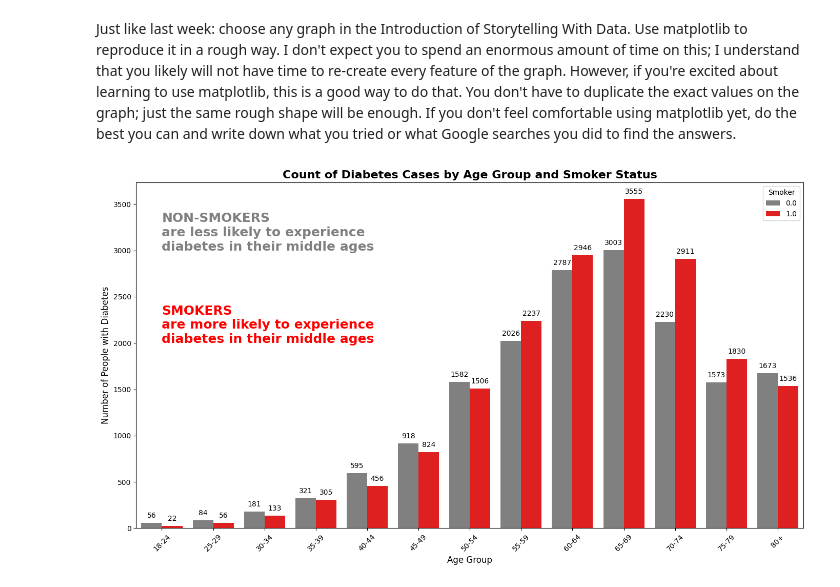
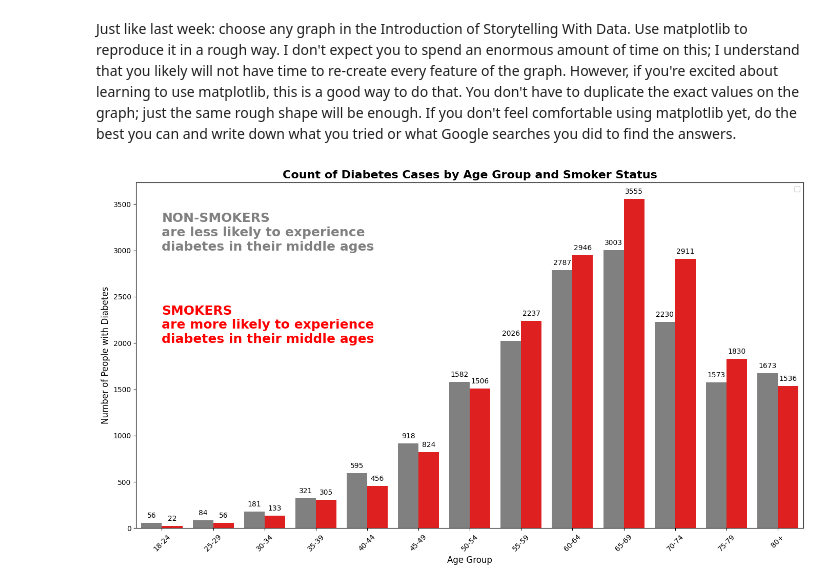
Before and after one commit to wadieabbas/Module-B-semester-2, a Jupyter notebook: OMDS-ModB2-Week2-Abbas-Wadie.ipynb, the cells around one changed output. Saved outputs shown, nothing was run; the diff lists cells and outputs as text; code cells hidden in the pictures.

Commit message:
remove legend from h2 problem

```diff
--- a/OMDS-ModB2-Week2-Abbas-Wadie.ipynb
+++ b/OMDS-ModB2-Week2-Abbas-Wadie.ipynb
@@ -277,7 +277,8 @@ ax = sns.barplot(
     x='Age',
     y='Count',
     hue='Smoker',
-    palette=custom_palette
+    palette=custom_palette,
+    legend=False
 )
 
 # --- KEY CHANGE: Apply the Map to the X-Axis ---
@@ -288,32 +289,33 @@ ax.set_xticklabels(labels)
 
 # 4. Add Annotations (The "What")
 for p in ax.patches:
     height = p.get_height()
     if height > 0:
         ax.annotate(f'{int(height)}',
                     (p.get_x() + p.get_width() / 2., height),
                     ha='center', va='bottom',
                     fontsize=10, color='black', xytext=(0, 5),
                     textcoords='offset points')
 
 # 5. Formatting (The "Context")
 plt.title('Count of Diabetes Cases by Age Group and Smoker Status', fontsize=16, weight='bold')
 plt.ylabel('Number of People with Diabetes', fontsize=12)
 plt.xlabel('Age Group', fontsize=12)
 
 # Rotate x-axis labels to prevent overlapping
 plt.xticks(rotation=45)
 
-# 6. Custom Text Annotations
+# Custom Text Annotations
 plt.annotate('SMOKERS\nare more likely to experience\ndiabetes in their middle ages',
              xy=(0, 300), xytext=(0, 2000), # Adjusted xytext slightly to fit new layout
              color='red', weight='bold', fontsize=18)
 
 plt.annotate('NON-SMOKERS\nare less likely to experience\ndiabetes in their middle ages',
              xy=(0, 300), xytext=(0, 3000),
              color='gray', weight='bold', fontsize=18)
 
+plt.legend()
 plt.tight_layout() # Ensures labels aren't cut off when saving
 plt.show()
 # %% [output]
-[figure, old version]
+[figure, new version]
```
Also changed, not shown: parts of 1 cell of this notebook.
